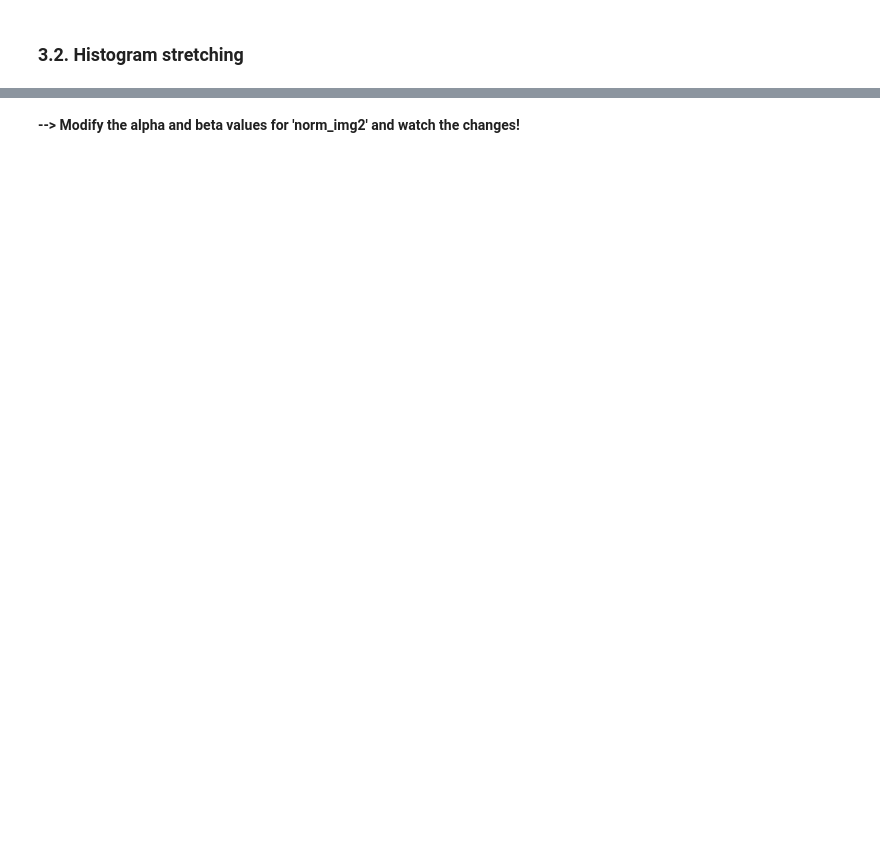
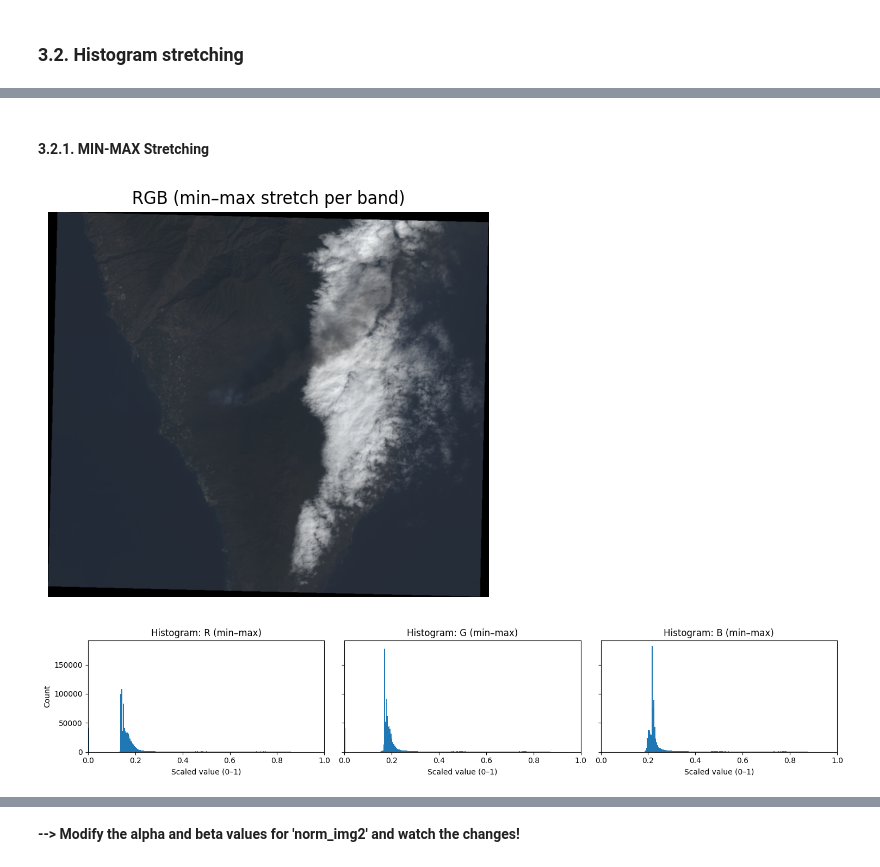
Before and after one commit to besmets/RSE_course, a Jupyter notebook: RSE_Lecture_01_image_processing_with_Python.ipynb, the cells around one changed output, grey strips where cells are left out. Saved outputs shown, nothing was run; the diff lists cells and outputs as text; code cells hidden in the pictures; blank space fills up the shorter version.

```diff
--- a/RSE_Lecture_01_image_processing_with_Python.ipynb
+++ b/RSE_Lecture_01_image_processing_with_Python.ipynb
@@ -481,0 +550,29 @@ plt.imshow(norm_img1, cmap='gray')
+# %% [markdown]
+#### 3.2.1. MIN-MAX Stretching
+# %%
+def stretch_minmax_to_float01(band_uint16):
+    """
+    Per-band linear stretch:
+      [min, max] -> [0, 1]
+    Output float32 in [0,1].
+    """
+    x = band_uint16.astype(np.float32)
+    vmin = float(np.min(x))
+    vmax = float(np.max(x))
+    if vmax == vmin:
+        return np.zeros_like(x, dtype=np.float32)
+    return np.clip((x - vmin) / (vmax - vmin), 0.0, 1.0).astype(np.float32)
+
+r_mm = stretch_minmax_to_float01(r)
+g_mm = stretch_minmax_to_float01(g)
+b_mm = stretch_minmax_to_float01(b)
+
+bands_mm = np.stack([r_mm, g_mm, b_mm], axis=0)
+show_rgb_and_hists_01(
+    bands_mm,
+    titles=("R (min–max)", "G (min–max)", "B (min–max)"),
+    image_title="RGB (min–max stretch per band)"
+)
+# %% [output]
+[figure, added]
+[figure, added]
```
Also changed, not shown: parts of 26 cells of this notebook.
